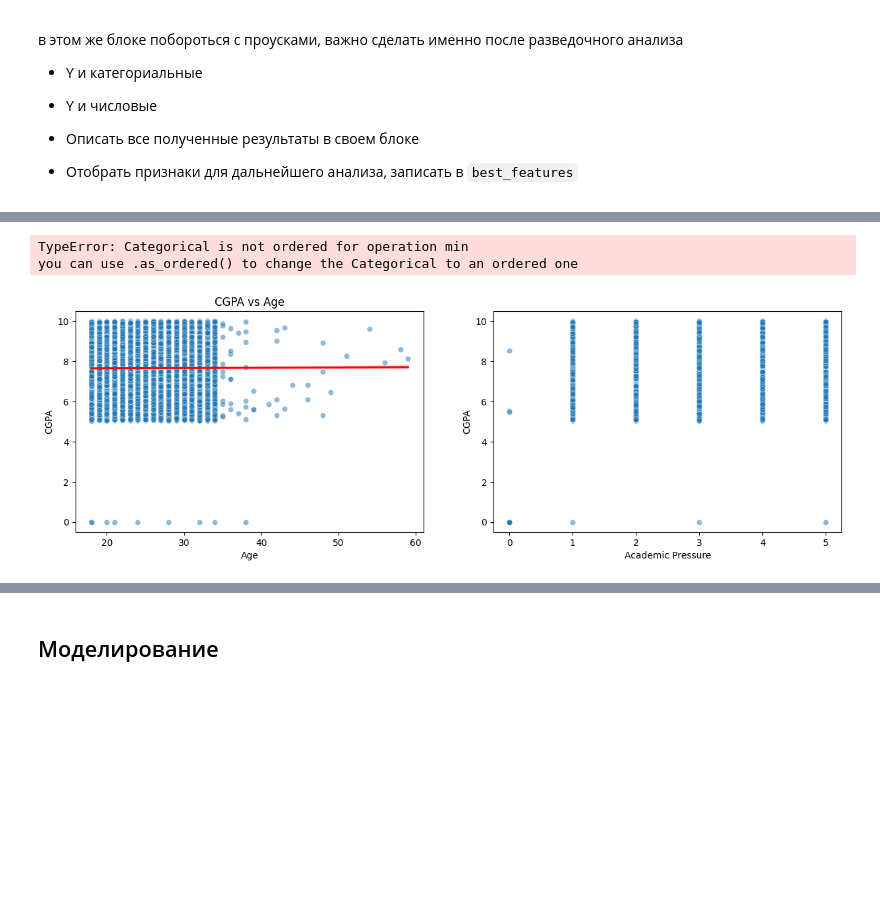
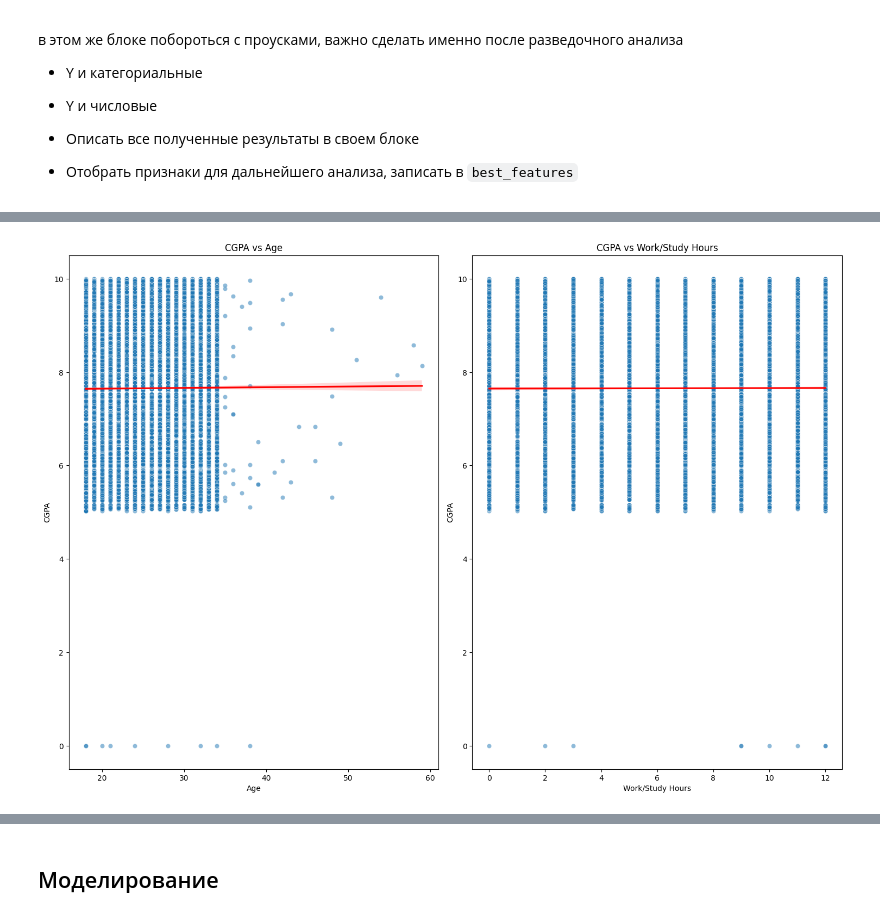
Before and after one commit to Danata117/ML, a Jupyter notebook: ML_Praktika2".ipynb, the cells around one changed output, grey strips where cells are left out. Cells and saved outputs as stored; diff of their text form; code cells hidden in the pictures; blank space fills up the shorter version.

```diff
--- a/ML_Praktika2".ipynb
+++ b/ML_Praktika2".ipynb
@@ -120,7 +121,8 @@ dtype: float64
 # %%
 cat_cols = ['Gender', 'Sleep Duration', 'Dietary Habits',
             'Degree', 'Have you ever had suicidal thoughts ?',
-            'Financial Stress', 'Family History of Mental Illness', 'Depression']
+            'Financial Stress', 'Family History of Mental Illness', 'Depression', 'Academic Pressure', 'Work Pressure',
+            'Study Satisfaction', 'Job Satisfaction','City','Profession']
 
 plt.figure(figsize=(15, 20))
 
@@ -137,18 +139,15 @@ plt.show()
 # %%
-num_cols = ['Age', 'Academic Pressure', 'Work Pressure',
-            'Study Satisfaction', 'Job Satisfaction', 'Work/Study Hours']
+num_cols = ['Age', 'Work/Study Hours']
 
 plt.figure(figsize=(15, 20))
 
 for i, col in enumerate(num_cols, 1):
     plt.subplot(len(num_cols)//2+1, 2, i)
     sns.scatterplot(x=col, y="CGPA", data=df, alpha=0.5)
     sns.regplot(x=col, y="CGPA", data=df, scatter=False, color="red")
     plt.title(f"CGPA vs {col}")
 
 plt.tight_layout()
 plt.show()
 # %% [output]
-TypeError: Categorical is not ordered for operation min
-you can use .as_ordered() to change the Categorical to an ordered one
-[figure, old version]
+[figure, new version]
```
Also changed, not shown: parts of 13 cells of this notebook.
